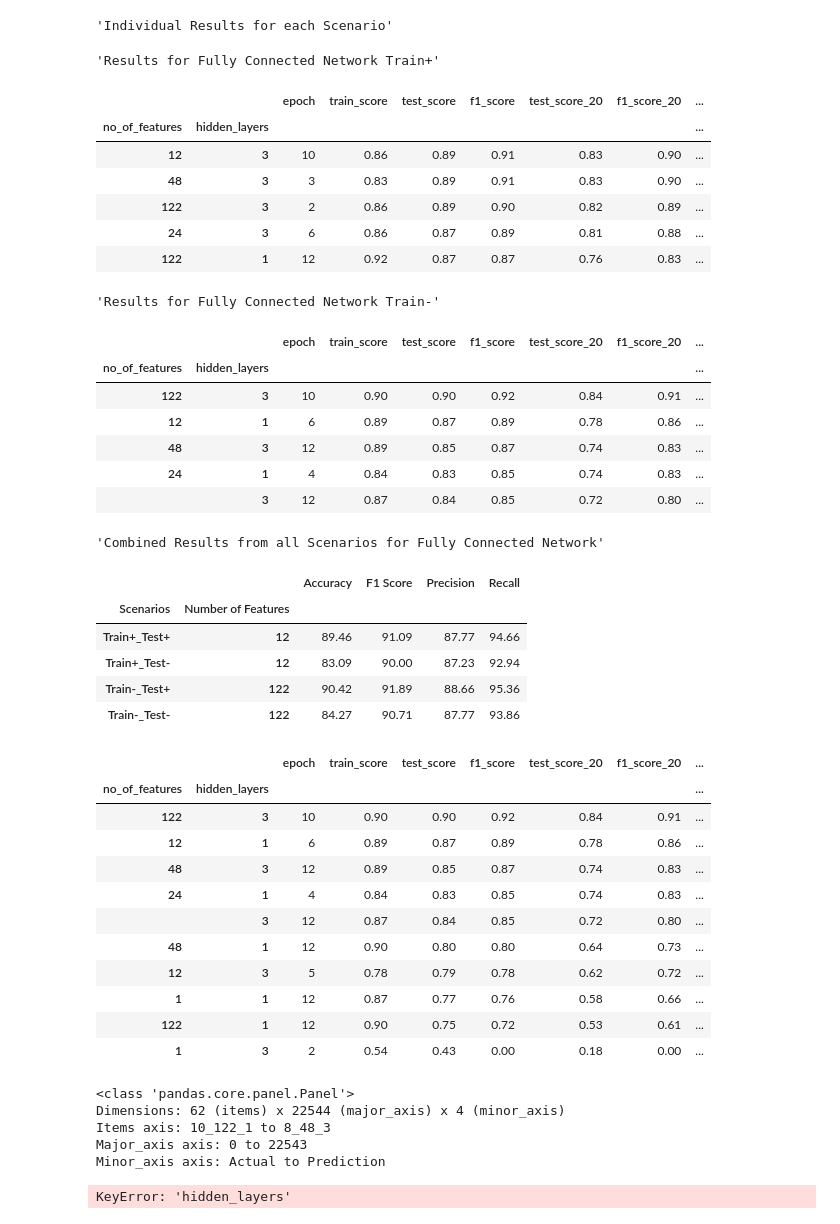
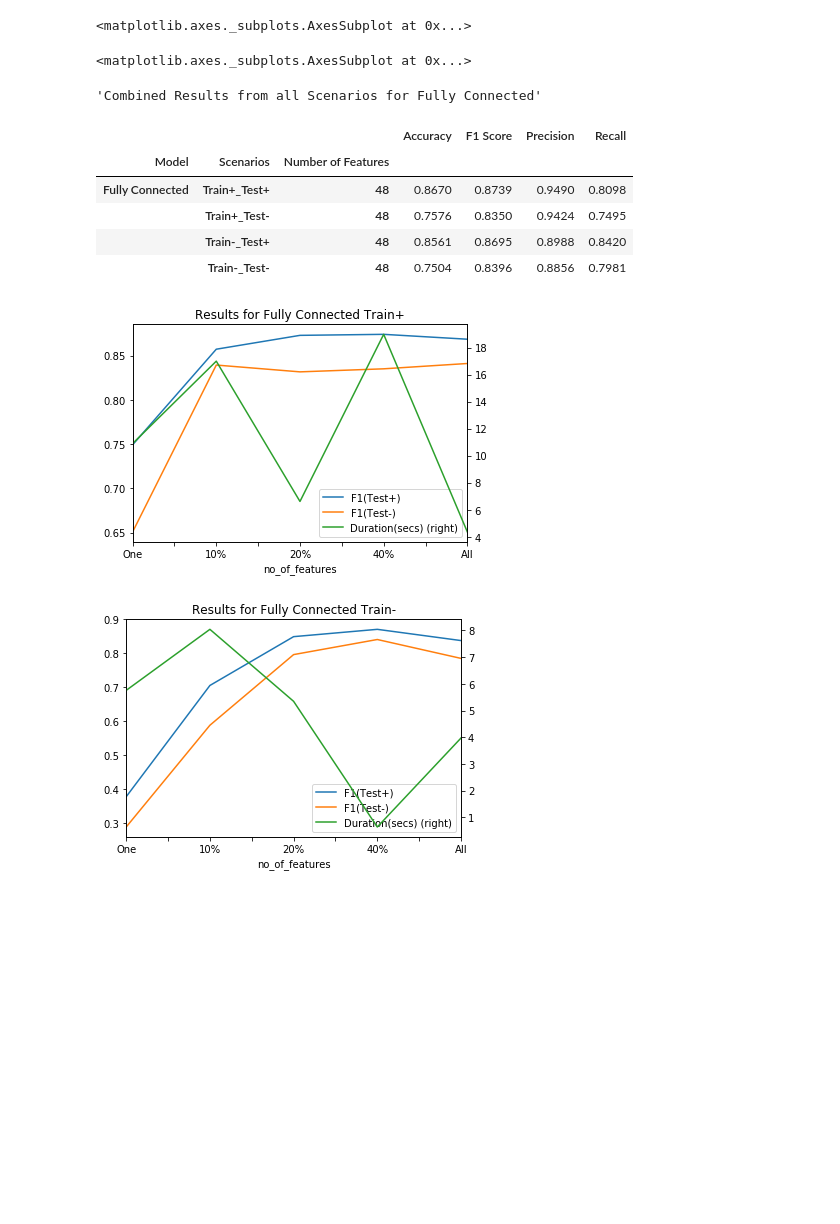
Before and after one commit to rkmalaiya/network_anomaly_detection_deep_learning, a Jupyter notebook: evaluate_scores.ipynb, the cells around one changed output. Drawn from its saved outputs; the diff is of its cells as text; code cells hidden in the pictures; blank space fills up the shorter version.

Commit message:
Finalized evaluate and other models as well

```diff
--- a/evaluate_scores.ipynb
+++ b/evaluate_scores.ipynb
@@ -7,9 +7,8 @@ from IPython.display import display, HTML
 from sklearn import metrics as me
 
 warnings.filterwarnings('ignore')
-pd.set_option("display.max_rows",10)
-pd.set_option('precision', 2)
-
+pd.set_option("display.max_rows",20)
+pd.set_option('precision', 4)
 
 %matplotlib inline
 # %%
@@ -131,29 +157,16 @@ predictions_ = pd.read_pickle("dataset/tf_dense_only_nsl_kdd_predictions__.pkl")
 predictions_20 = pd.read_pickle("dataset/tf_dense_only_nsl_kdd_predictions-.pkl")
 predictions_20_ = pd.read_pickle("dataset/tf_dense_only_nsl_kdd_predictions-__.pkl")
 # %%
-evaluate("Fully Connected Network", past_scores, past_scores_20, predictions, predictions_, predictions_20, predictions_20_)
+all_scenarios_fcn = evaluate("Fully Connected", past_scores, past_scores_20, predictions, predictions_, predictions_20, predictions_20_)
 # %% [output]
-'Individual Results for each Scenario'
+<matplotlib.axes._subplots.AxesSubplot at 0x...>
-'Results for Fully Connected Network Train+'
+<matplotlib.axes._subplots.AxesSubplot at 0x...>
+'Combined Results from all Scenarios for Fully Connected'
-|  |  | epoch | train_score | test_score | f1_score | test_score_20 | f1_score_20 | ... |
-| no_of_features | hidden_layers |  |  |  |  |  |  | ... |
-| 12 | 3 | 10 | 0.86 | 0.89 | 0.91 | 0.83 | 0.90 | ... |
-| 48 | 3 | 3 | 0.83 | 0.89 | 0.91 | 0.83 | 0.90 | ... |
-| 122 | 3 | 2 | 0.86 | 0.89 | 0.90 | 0.82 | 0.89 | ... |
-| 24 | 3 | 6 | 0.86 | 0.87 | 0.89 | 0.81 | 0.88 | ... |
-| 122 | 1 | 12 | 0.92 | 0.87 | 0.87 | 0.76 | 0.83 | ... |
+|  |  |  | Accuracy | F1 Score | Precision | Recall |
+| Model | Scenarios | Number of Features |  |  |  |  |
+| Fully Connected | Train+_Test+ | 48 | 0.8670 | 0.8739 | 0.9490 | 0.8098 |
+|  | Train+_Test- | 48 | 0.7576 | 0.8350 | 0.9424 | 0.7495 |
+|  | Train-_Test+ | 48 | 0.8561 | 0.8695 | 0.8988 | 0.8420 |
+|  | Train-_Test- | 48 | 0.7504 | 0.8396 | 0.8856 | 0.7981 |
-'Results for Fully Connected Network Train-'
-|  |  | epoch | train_score | test_score | f1_score | test_score_20 | f1_score_20 | ... |
-| no_of_features | hidden_layers |  |  |  |  |  |  | ... |
-| 122 | 3 | 10 | 0.90 | 0.90 | 0.92 | 0.84 | 0.91 | ... |
-| 12 | 1 | 6 | 0.89 | 0.87 | 0.89 | 0.78 | 0.86 | ... |
-| 48 | 3 | 12 | 0.89 | 0.85 | 0.87 | 0.74 | 0.83 | ... |
-| 24 | 1 | 4 | 0.84 | 0.83 | 0.85 | 0.74 | 0.83 | ... |
-|  | 3 | 12 | 0.87 | 0.84 | 0.85 | 0.72 | 0.80 | ... |
-'Combined Results from all Scenarios for Fully Connected Network'
-|  |  | Accuracy | F1 Score | Precision | Recall |
-| Scenarios | Number of Features |  |  |  |  |
-| Train+_Test+ | 12 | 89.46 | 91.09 | 87.77 | 94.66 |
-| Train+_Test- | 12 | 83.09 | 90.00 | 87.23 | 92.94 |
-| Train-_Test+ | 122 | 90.42 | 91.89 | 88.66 | 95.36 |
-| Train-_Test- | 122 | 84.27 | 90.71 | 87.77 | 93.86 |
+[figure, added]
+[figure, added]
@@ -163,29 +172,0 @@ df = psg.first().sort_values(by='f1_score', ascending=False)
-# %%
-df
-# %% [output]
-|  |  | epoch | train_score | test_score | f1_score | test_score_20 | f1_score_20 | ... |
-| no_of_features | hidden_layers |  |  |  |  |  |  | ... |
-| 122 | 3 | 10 | 0.90 | 0.90 | 0.92 | 0.84 | 0.91 | ... |
-| 12 | 1 | 6 | 0.89 | 0.87 | 0.89 | 0.78 | 0.86 | ... |
-| 48 | 3 | 12 | 0.89 | 0.85 | 0.87 | 0.74 | 0.83 | ... |
-| 24 | 1 | 4 | 0.84 | 0.83 | 0.85 | 0.74 | 0.83 | ... |
-|  | 3 | 12 | 0.87 | 0.84 | 0.85 | 0.72 | 0.80 | ... |
-| 48 | 1 | 12 | 0.90 | 0.80 | 0.80 | 0.64 | 0.73 | ... |
-| 12 | 3 | 5 | 0.78 | 0.79 | 0.78 | 0.62 | 0.72 | ... |
-| 1 | 1 | 12 | 0.87 | 0.77 | 0.76 | 0.58 | 0.66 | ... |
-| 122 | 1 | 12 | 0.90 | 0.75 | 0.72 | 0.53 | 0.61 | ... |
-| 1 | 3 | 2 | 0.54 | 0.43 | 0.00 | 0.18 | 0.00 | ... |
-# %%
-predictions_20
-# %% [output]
-<class 'pandas.core.panel.Panel'>
-Dimensions: 62 (items) x 22544 (major_axis) x 4 (minor_axis)
-Items axis: 10_122_1 to 8_48_3
-Major_axis axis: 0 to 22543
-Minor_axis axis: Actual to Prediction
-# %%
-hidden = df['hidden_layers']
-epoch = df['epoch']
-nof = df['no_of_features']
-# %% [output]
-KeyError: 'hidden_layers'
```
Also changed, not shown: parts of 15 cells of this notebook, 32 other files.
